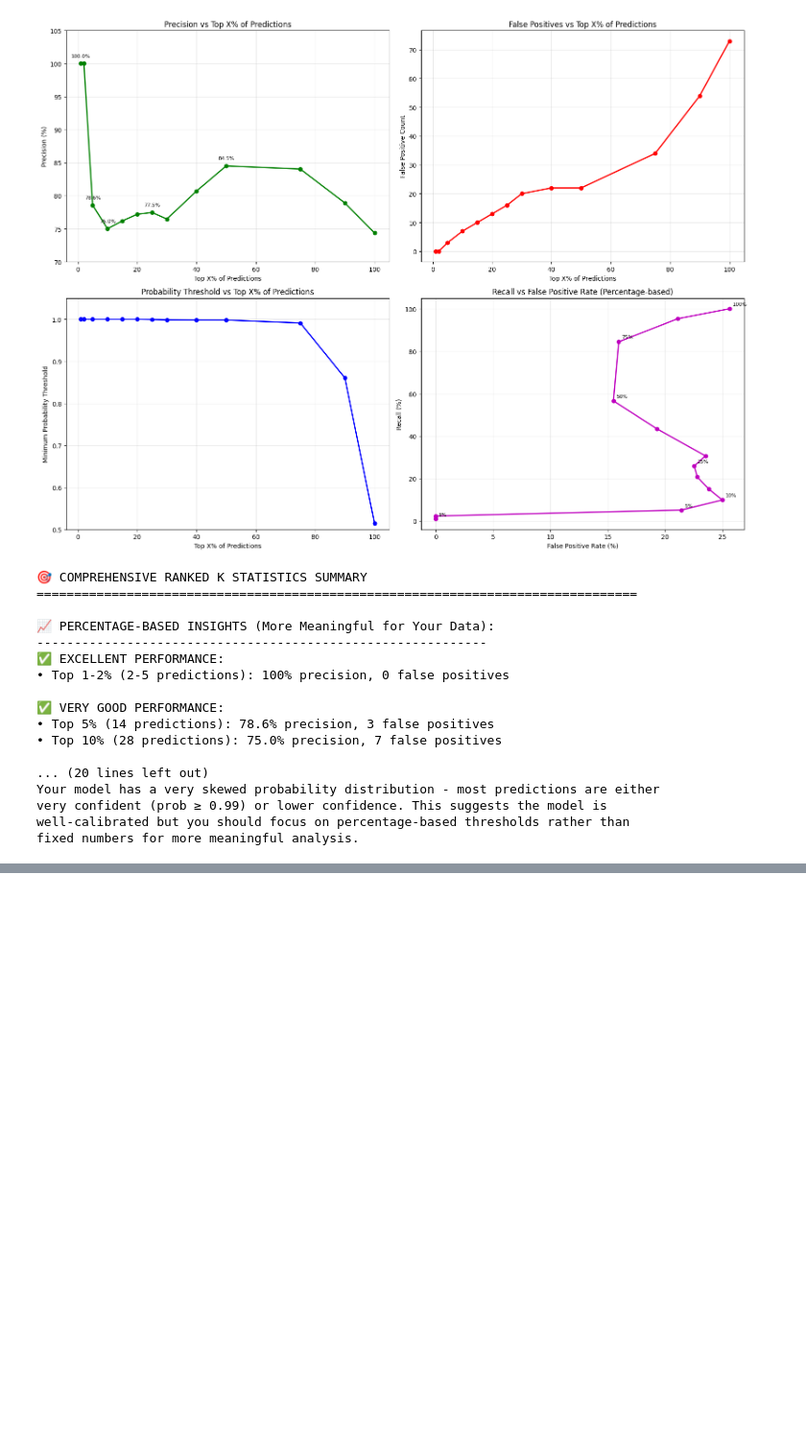
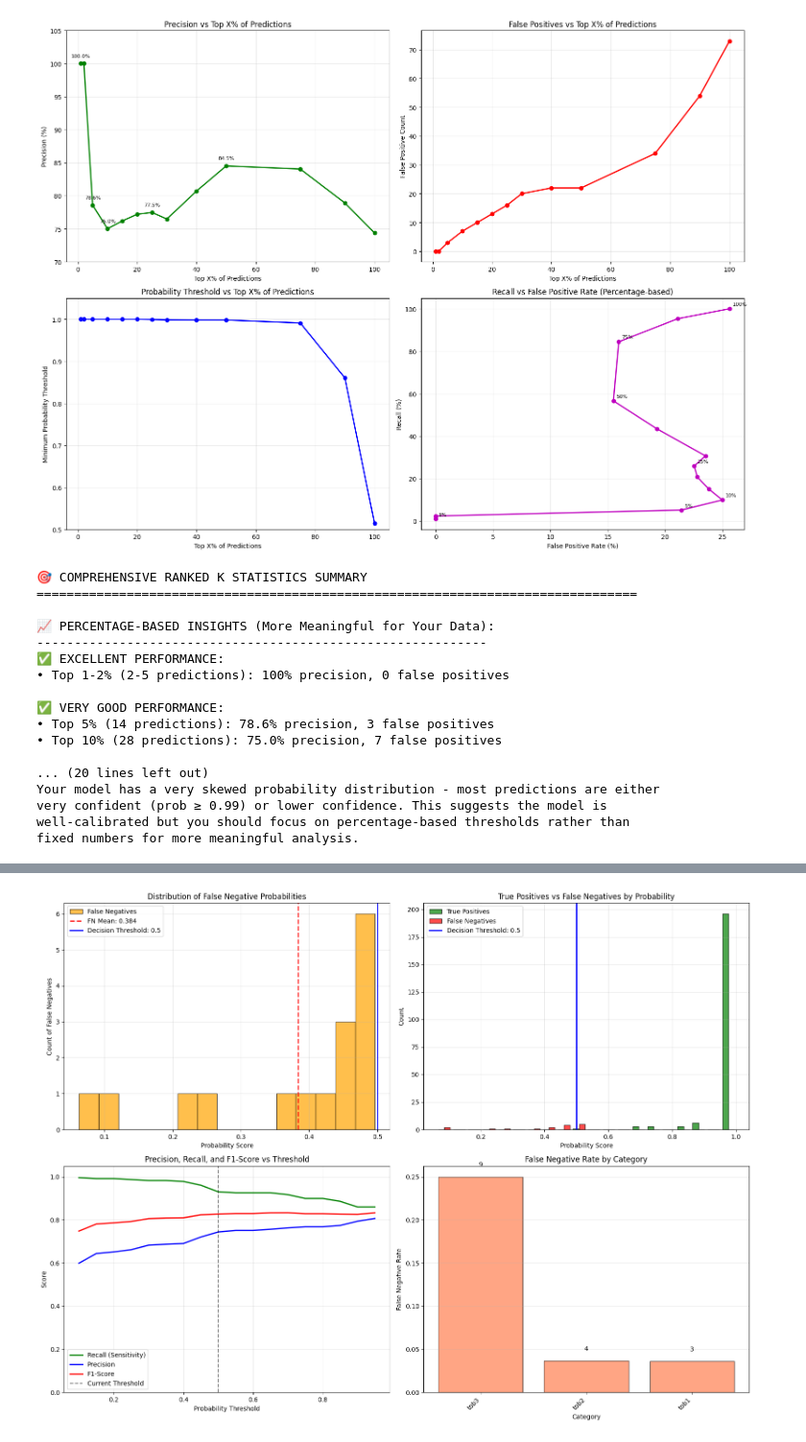
Before and after one commit to nezapajek/project-tobamo, a Jupyter notebook: analysis/model/notebooks/F_rank-k_stats.ipynb, the cells around one changed output, grey strips where cells are left out. Shown at 96% size. Drawn from its saved outputs; the diff is of its cells as text; code cells hidden in the pictures; blank space fills up the shorter version.

```diff
--- a/analysis/model/notebooks/F_rank-k_stats.ipynb
+++ b/analysis/model/notebooks/F_rank-k_stats.ipynb
@@ -691,0 +1474,97 @@ fixed numbers for more meaningful analysis.
+# %%
+# FALSE NEGATIVE VISUALIZATION AND IMPACT ANALYSIS
+
+fig, axes = plt.subplots(2, 2, figsize=(16, 12))
+
+# 1. False Negative Probability Distribution
+if len(false_negatives) > 0:
+    axes[0, 0].hist(false_negatives['prob_1'], bins=15, alpha=0.7, color='orange', edgecolor='black', label='False Negatives')
+    axes[0, 0].axvline(false_negatives['prob_1'].mean(), color='red', linestyle='--', linewidth=2,
+                      label=f'FN Mean: {false_negatives["prob_1"].mean():.3f}')
+    axes[0, 0].axvline(0.5, color='blue', linestyle='-', linewidth=2, label='Decision Threshold: 0.5')
+    axes[0, 0].set_xlabel('Probability Score')
+    axes[0, 0].set_ylabel('Count of False Negatives')
+    axes[0, 0].set_title('Distribution of False Negative Probabilities')
+    axes[0, 0].legend()
+    axes[0, 0].grid(True, alpha=0.3)
+else:
+    axes[0, 0].text(0.5, 0.5, 'No False Negatives\nExcellent Recall!',
+                   ha='center', va='center', fontsize=16, transform=axes[0, 0].transAxes)
+    axes[0, 0].set_title('False Negative Analysis')
+
+# 2. True Positives vs False Negatives by Probability
+tp_probs = true_positives['prob_1'].values
+fn_probs = false_negatives['prob_1'].values if len(false_negatives) > 0 else []
+
+axes[0, 1].hist([tp_probs, fn_probs], bins=20, alpha=0.7, color=['green', 'red'],
+               label=['True Positives', 'False Negatives'], edgecolor='black')
+axes[0, 1].axvline(0.5, color='blue', linestyle='-', linewidth=2, label='Decision Threshold: 0.5')
+axes[0, 1].set_xlabel('Probability Score')
+axes[0, 1].set_ylabel('Count')
+axes[0, 1].set_title('True Positives vs False Negatives by Probability')
+axes[0, 1].legend()
+axes[0, 1].grid(True, alpha=0.3)
+
+# 3. Recall at different probability thresholds
+thresholds = np.arange(0.1, 1.0, 0.05)
+recalls = []
+precisions = []
+f1_scores = []
+
+for thresh in thresholds:
+    # Simulate predictions at this threshold
+    pred_positive = merged_sorted['prob_1'] >= thresh
+
+    tp = ((pred_positive) & (merged_sorted['ground_truth'] == 1)).sum()
+    fp = ((pred_positive) & (merged_sorted['ground_truth'] == 0)).sum()
+    fn = ((~pred_positive) & (merged_sorted['ground_truth'] == 1)).sum()
+
+    recall = tp / (tp + fn) if (tp + fn) > 0 else 0
+    precision = tp / (tp + fp) if (tp + fp) > 0 else 0
+    f1 = 2 * (precision * recall) / (precision + recall) if (precision + recall) > 0 else 0
+
+    recalls.append(recall)
+    precisions.append(precision)
+    f1_scores.append(f1)
+
+axes[1, 0].plot(thresholds, recalls, 'g-', linewidth=2, label='Recall (Sensitivity)')
+axes[1, 0].plot(thresholds, precisions, 'b-', linewidth=2, label='Precision')
+axes[1, 0].plot(thresholds, f1_scores, 'r-', linewidth=2, label='F1-Score')
+axes[1, 0].axvline(0.5, color='black', linestyle='--', alpha=0.5, label='Current Threshold')
+axes[1, 0].set_xlabel('Probability Threshold')
+axes[1, 0].set_ylabel('Score')
+axes[1, 0].set_title('Precision, Recall, and F1-Score vs Threshold')
+axes[1, 0].legend()
+axes[1, 0].grid(True, alpha=0.3)
+axes[1, 0].set_ylim(0, 1.05)
+
+# 4. Category analysis for false negatives
+if len(false_negatives) > 0:
+    fn_categories = false_negatives['category'].value_counts()
+    total_by_category = merged_sorted[merged_sorted['ground_truth'] == 1]['category'].value_counts()
+
+    categories = fn_categories.index.tolist()
+    fn_counts = fn_categories.values
+    fn_rates = [fn_categories.get(cat, 0) / total_by_category.get(cat, 1) for cat in categories]
+
+    bars = axes[1, 1].bar(range(len(categories)), fn_rates, color='coral', alpha=0.7, edgecolor='black')
+    axes[1, 1].set_xlabel('Category')
+    axes[1, 1].set_ylabel('False Negative Rate')
+    axes[1, 1].set_title('False Negative Rate by Category')
+    axes[1, 1].set_xticks(range(len(categories)))
+    axes[1, 1].set_xticklabels(categories, rotation=45, ha='right')
+    axes[1, 1].grid(True, alpha=0.3, axis='y')
+
+    # Add count labels on bars
+    for i, (bar, count) in enumerate(zip(bars, fn_counts)):
+        axes[1, 1].text(bar.get_x() + bar.get_width()/2, bar.get_height() + 0.01,
+                       f'{count}', ha='center', va='bottom', fontsize=10)
+else:
+    axes[1, 1].text(0.5, 0.5, 'No False Negatives\nto Analyze by Category',
+                   ha='center', va='center', fontsize=14, transform=axes[1, 1].transAxes)
+    axes[1, 1].set_title('False Negative Rate by Category')
+
+plt.tight_layout()
+plt.show()
+# %% [output]
+[figure, added]
```
Also changed, not shown: parts of 11 cells of this notebook.
